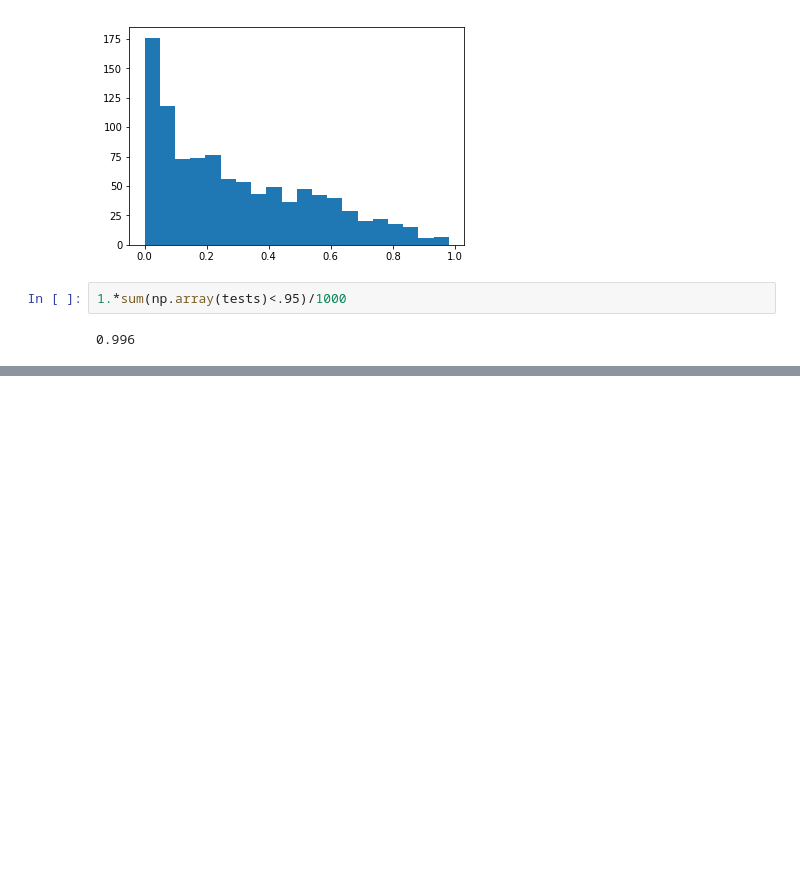
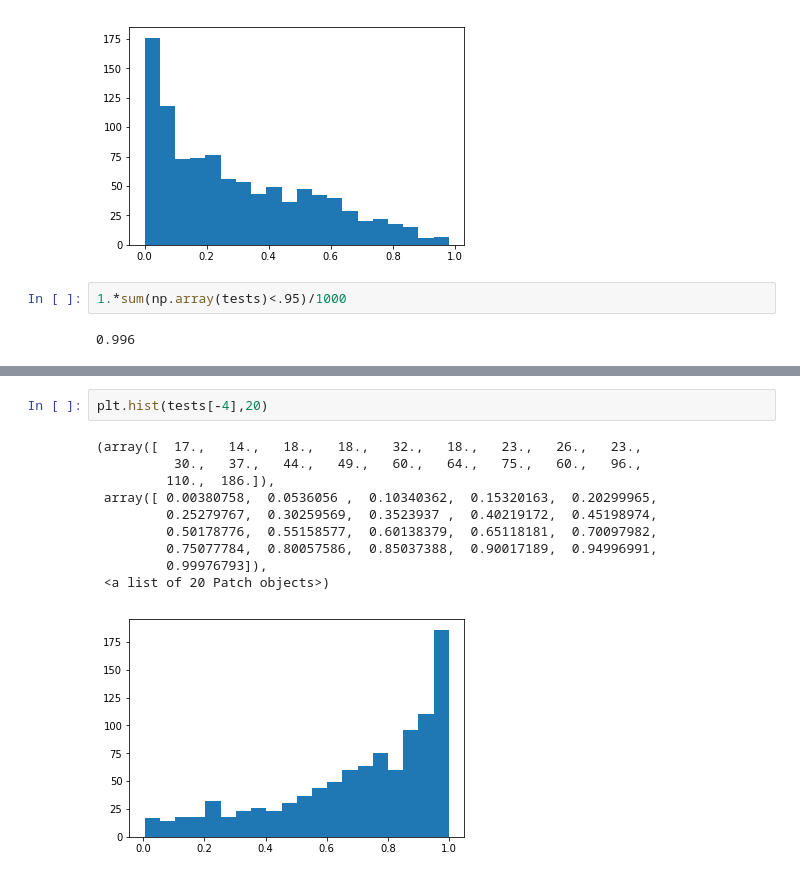
Before and after one commit to ptonner/gp-workshop, a Jupyter notebook: case-studies/benavoli15/simulations.ipynb, the cells around one changed output, grey strips where cells are left out. Cells and saved outputs as stored; diff of their text form; blank space fills up the shorter version.

```diff
--- a/case-studies/benavoli15/simulations.ipynb
+++ b/case-studies/benavoli15/simulations.ipynb
@@ -237,0 +264,13 @@ for i, funcs in enumerate(functions):
+# %%
+plt.hist(tests[-4],20)
+# %% [output]
+(array([  17.,   14.,   18.,   18.,   32.,   18.,   23.,   26.,   23.,
+          30.,   37.,   44.,   49.,   60.,   64.,   75.,   60.,   96.,
+         110.,  186.]),
+ array([ 0.00380758,  0.0536056 ,  0.10340362,  0.15320163,  0.20299965,
+         0.25279767,  0.30259569,  0.3523937 ,  0.40219172,  0.45198974,
+         0.50178776,  0.55158577,  0.60138379,  0.65118181,  0.70097982,
+         0.75077784,  0.80057586,  0.85037388,  0.90017189,  0.94996991,
+         0.99976793]),
+ <a list of 20 Patch objects>)
+[figure, added]
```
Also changed, not shown: parts of 13 cells of this notebook, 1 other file.
